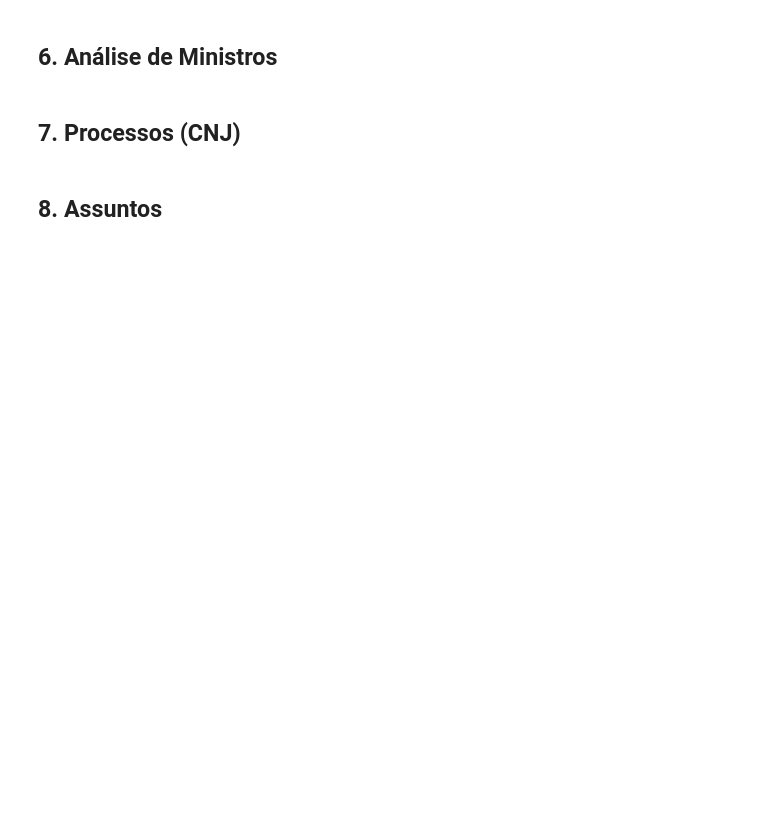
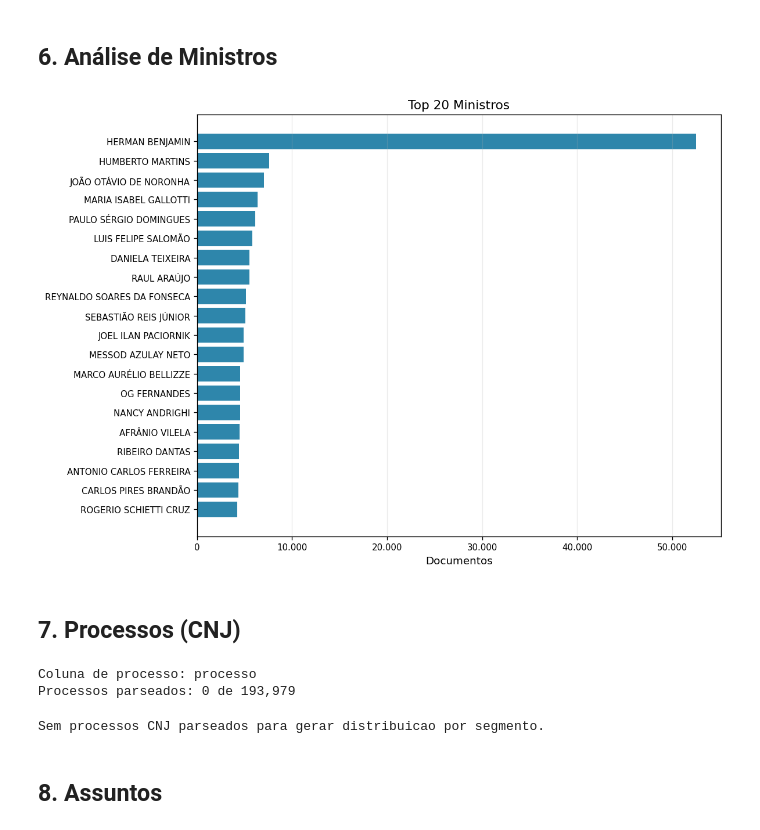
Before and after one commit to fmaignacio/datajud_probe, a Jupyter notebook: notebooks/05_eda_avancada_stj.ipynb, the cells around one changed output. Saved outputs shown, nothing was run; the diff lists cells and outputs as text; code cells hidden in the pictures; blank space fills up the shorter version.

```diff
--- a/notebooks/05_eda_avancada_stj.ipynb
+++ b/notebooks/05_eda_avancada_stj.ipynb
@@ -225,37 +277,79 @@ if 'tipoDocumento' in df.columns:
 # %%
 col_ministro = 'ministro' if 'ministro' in df.columns else 'NM_MINISTRO'
 if col_ministro in df.columns:
     ministro_counts = df[col_ministro].fillna('(vazio)').value_counts().head(20)
-    fig = go.Figure(data=[go.Bar(y=ministro_counts.index, x=ministro_counts.values,
-                               orientation='h', marker_color='#3498DB')])
-    fig.update_layout(title='Top 20 Ministros', xaxis_title='Documentos',
-                     yaxis_title='Ministro', height=500, showlegend=False)
-    show_fig(fig, '04_ministros')
+    plot_barh(
+        ministro_counts,
+        title='Top 20 Ministros',
+        xlabel='Documentos',
+        name='04_ministros',
+        color='#2E86AB',
+    )
+else:
+    print('Coluna de ministro nao encontrada.')
+# %% [output]
+[figure, added]
 # %% [markdown]
 ## 7. Processos (CNJ)
 # %%
 def parse_cnj_number(process_str: str) -> dict:
     if pd.isna(process_str):
         return {}
-    process_str = str(process_str).strip().replace('.', '').replace('-', '')
-    match = re.match(r'(\d{7})(\d{2})(\d{4})(\d)(\d{2})(\d{4})', process_str)
+    digits = re.sub(r'\D', '', str(process_str))
+    match = re.fullmatch(r'(\d{7})(\d{2})(\d{4})(\d)(\d{2})(\d{4})', digits)
     if not match:
         return {}
     seq, check, year, segment, tribunal, origin = match.groups()
-    segments = {'1': 'STF', '3': 'STJ', '4': 'JF', '5': 'JT', '8': 'JE'}
-    return {'ano_cnj': int(year), 'segmento': segments.get(segment, segment)}
+    segments = {
+        '1': 'STF',
+        '2': 'CNJ',
+        '3': 'STJ',
+        '4': 'Justica Federal',
+        '5': 'Justica do Trabalho',
+        '6': 'Justica Eleitoral',
+        '7': 'Justica Militar da Uniao',
+        '8': 'Justica Estadual',
+        '9': 'Justica Militar Estadual',
+    }
+    return {
+        'ano_cnj': int(year),
+        'segmento_cnj': segments.get(segment, segment),
+        'tribunal_cnj': tribunal,
+        'origem_cnj': origin,
+    }
 
-if 'processo' in df.columns:
-    cnj_parsed = df['processo'].apply(parse_cnj_number).apply(pd.Series)
+PROCESSO_COLUMNS = ['numeroProcesso', 'processo', 'numero_processo', 'processoFormatado']
+col_processo = next((col for col in PROCESSO_COLUMNS if col in df.columns), None)
+
+if col_processo:
+    cnj_parsed = df[col_processo].apply(parse_cnj_number).apply(pd.Series)
     df = pd.concat([df, cnj_parsed], axis=1)
-    print(f'Processos parseados: {cnj_parsed.notna().sum().sum()} campos')
+    parsed_rows = int(cnj_parsed['ano_cnj'].notna().sum()) if 'ano_cnj' in cnj_parsed else 0
+    print(f'Coluna de processo: {col_processo}')
+    print(f'Processos parseados: {parsed_rows:,} de {len(df):,}')
+else:
+    print(f'Nenhuma coluna de processo encontrada. Candidatas: {PROCESSO_COLUMNS}')
+# %% [output]
+Coluna de processo: processo
+Processos parseados: 0 de 193,979
 # %%
-# Distribuição por segmento
-if 'segmento' in df.columns:
-    seg_counts = df['segmento'].fillna('N/A').value_counts()
-    fig = go.Figure(data=[go.Pie(labels=seg_counts.index, values=seg_counts.values)])
-    fig.update_layout(title='Distribuição por Segmento de Origem')
-    show_fig(fig, '05_segmento')
+# Distribuicao por segmento CNJ
+if 'segmento_cnj' in df.columns and df['segmento_cnj'].notna().any():
+    seg_counts = df['segmento_cnj'].fillna('N/A').value_counts()
+    fig, ax = plt.subplots(figsize=(8, 6))
+    ax.pie(
+        seg_counts.values,
+        labels=seg_counts.index.astype(str),
+        autopct='%1.1f%%',
+        startangle=90,
+        counterclock=False,
+    )
+    ax.set_title('Distribuicao por Segmento CNJ de Origem')
+    show_fig(fig, '05_segmento_cnj')
+else:
+    print('Sem processos CNJ parseados para gerar distribuicao por segmento.')
+# %% [output]
+Sem processos CNJ parseados para gerar distribuicao por segmento.
 # %% [markdown]
 ## 8. Assuntos
 # %%
```
Also changed, not shown: parts of 13 cells of this notebook, 9 other files.
